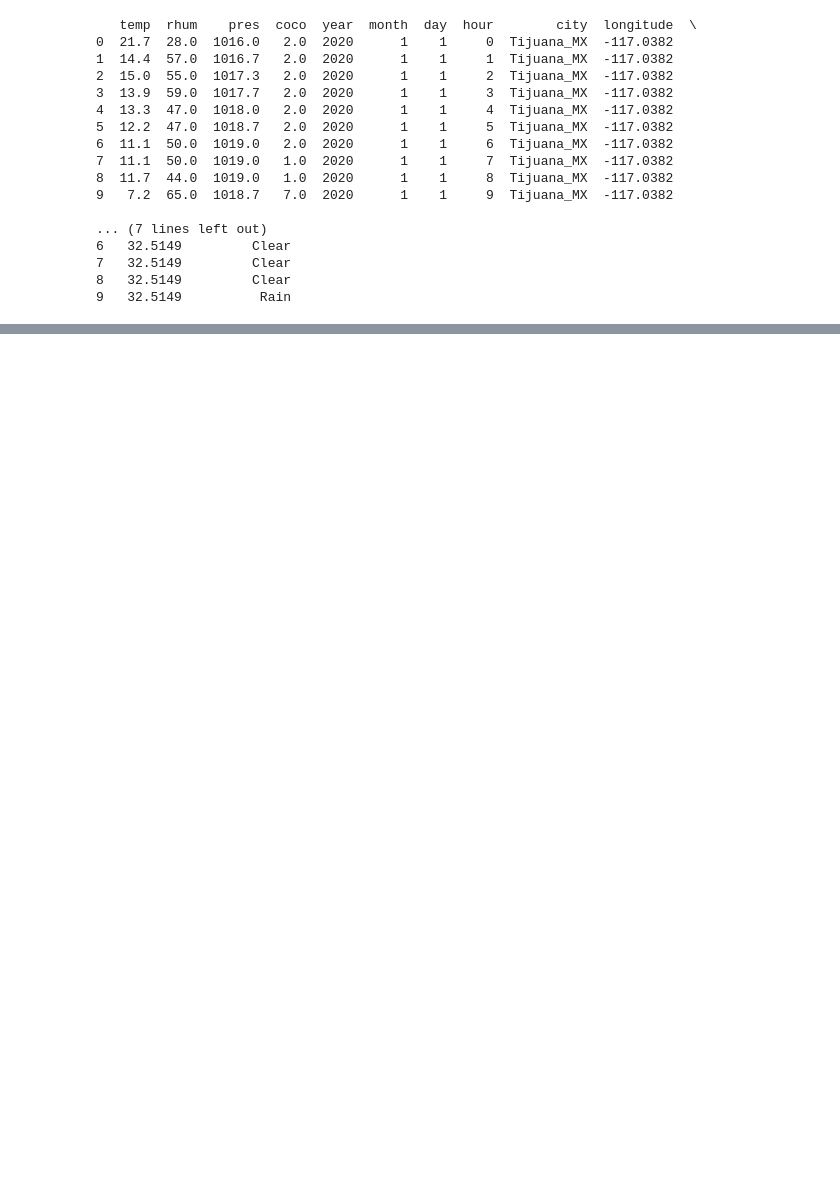
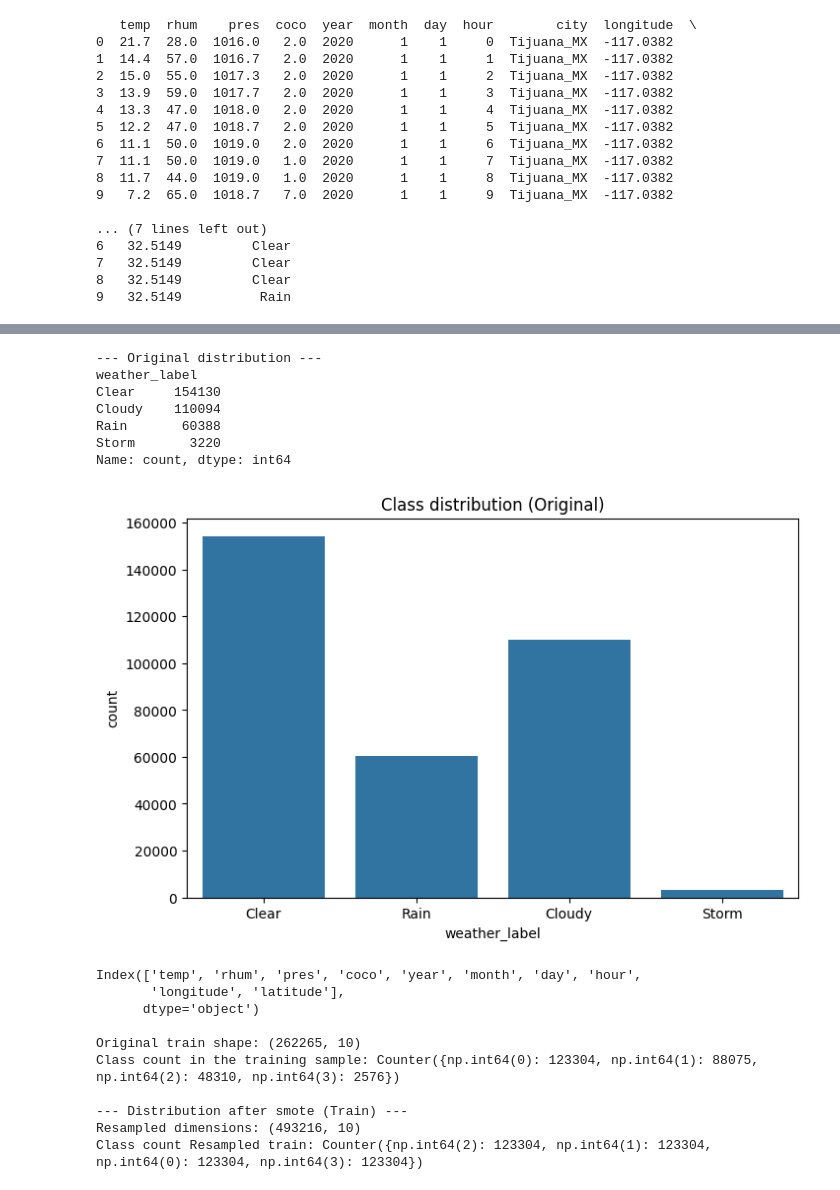
Before and after one commit to Dan1543/Weather-Monitor, a Jupyter notebook: notebooks/cleaning_data.ipynb, the cells around one changed output, grey strips where cells are left out. Drawn from its saved outputs; the diff is of its cells as text; code cells hidden in the pictures; blank space fills up the shorter version.

```diff
--- a/notebooks/cleaning_data.ipynb
+++ b/notebooks/cleaning_data.ipynb
@@ -116,0 +119,62 @@ plt.show()
+# %%
+from sklearn.model_selection import train_test_split
+from imblearn.over_sampling import SMOTE
+from collections import Counter
+df = data.copy()
+
+print("--- Original distribution ---")
+print(df['weather_label'].value_counts())
+
+# Quick visualization of original class distribution
+plt.figure(figsize=(8, 5))
+sns.countplot(x='weather_label', data=df)
+plt.title('Class distribution (Original)')
+plt.show()
+
+# Separate features and target
+X = df.drop(['weather_label','city'], axis=1)
+print(X.columns)
+y = df['weather_label']
+y = le.fit_transform(df['weather_label'])
+
+# Divide on train and test sets
+X_train, X_test, y_train, y_test = train_test_split(X, y, test_size=0.2, random_state=42, stratify=y)
+
+print(f"\nOriginal train shape: {X_train.shape}")
+print(f"Class count in the training sample: {Counter(y_train)}")
+
+# Apply SMOTE
+smote = SMOTE(sampling_strategy='auto', random_state=42)
+X_train_resampled, y_train_resampled = smote.fit_resample(X_train, y_train)
+
+# Results after SMOTE
+print("\n--- Distribution after smote (Train) ---")
+print(f"Resampled dimensions: {X_train_resampled.shape}")
+print(f"Class count Resampled train: {Counter(y_train_resampled)}")
+
+# Quick visualization of resampled class distribution
+plt.figure(figsize=(8, 5))
+pd.Series(y_train_resampled).value_counts().plot(kind='bar', color=['#1f77b4', '#ff7f0e', '#2ca02c'])
+plt.title('Post SMOTE train distribution')
+plt.xlabel('Class')
+plt.ylabel('Samples')
+plt.show()
+# %% [output]
+--- Original distribution ---
+weather_label
+Clear     154130
+Cloudy    110094
+Rain       60388
+Storm       3220
+Name: count, dtype: int64
+[figure, added]
+Index(['temp', 'rhum', 'pres', 'coco', 'year', 'month', 'day', 'hour',
+       'longitude', 'latitude'],
+      dtype='object')
+
+Original train shape: (262265, 10)
+Class count in the training sample: Counter({np.int64(0): 123304, np.int64(1): 88075, np.int64(2): 48310, np.int64(3): 2576})
+
+--- Distribution after smote (Train) ---
+Resampled dimensions: (493216, 10)
+Class count Resampled train: Counter({np.int64(2): 123304, np.int64(1): 123304, np.int64(0): 123304, np.int64(3): 123304})
```
Also changed, not shown: parts of 6 cells of this notebook, 19 other files.
